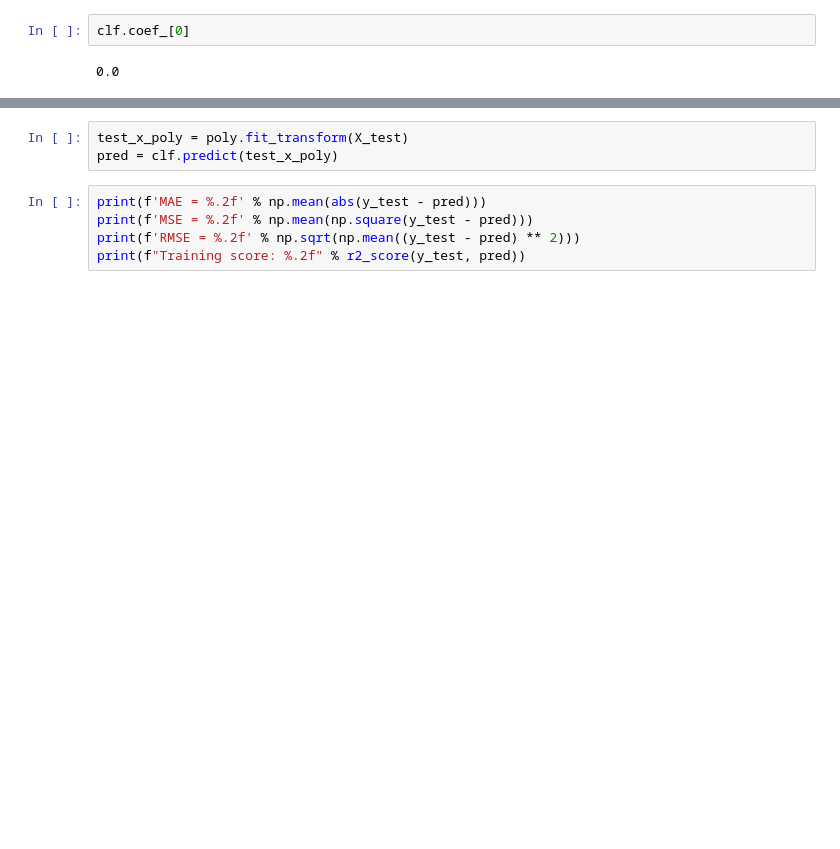
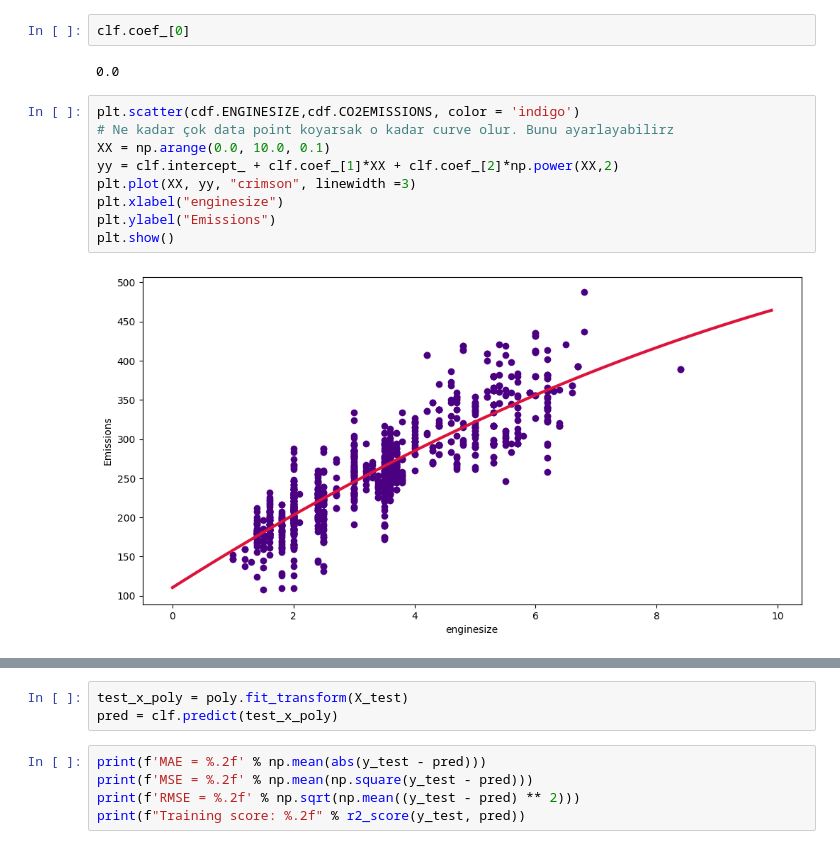
Before and after one commit to AslihanYoldas/Ada-Lovelace-Academy-Data-Science-Applications, a Jupyter notebook: week_7/data_science_7_3.ipynb, the cells around one changed output, grey strips where cells are left out. Drawn from its saved outputs; the diff is of its cells as text; blank space fills up the shorter version.

```diff
--- a/week_7/data_science_7_3.ipynb
+++ b/week_7/data_science_7_3.ipynb
@@ -80,3 +79,14 @@ Intercept: 104.94172912609332
 clf.coef_[0]
 # %% [output]
 0.0
+# %%
+plt.scatter(cdf.ENGINESIZE,cdf.CO2EMISSIONS, color = 'indigo')
+# Ne kadar çok data point koyarsak o kadar curve olur. Bunu ayarlayabilirz
+XX = np.arange(0.0, 10.0, 0.1)
+yy = clf.intercept_ + clf.coef_[1]*XX + clf.coef_[2]*np.power(XX,2)
+plt.plot(XX, yy, "crimson", linewidth =3)
+plt.xlabel("enginesize")
+plt.ylabel("Emissions")
+plt.show()
+# %% [output]
+[figure, added]
```
Also changed, not shown: parts of 14 cells of this notebook.
